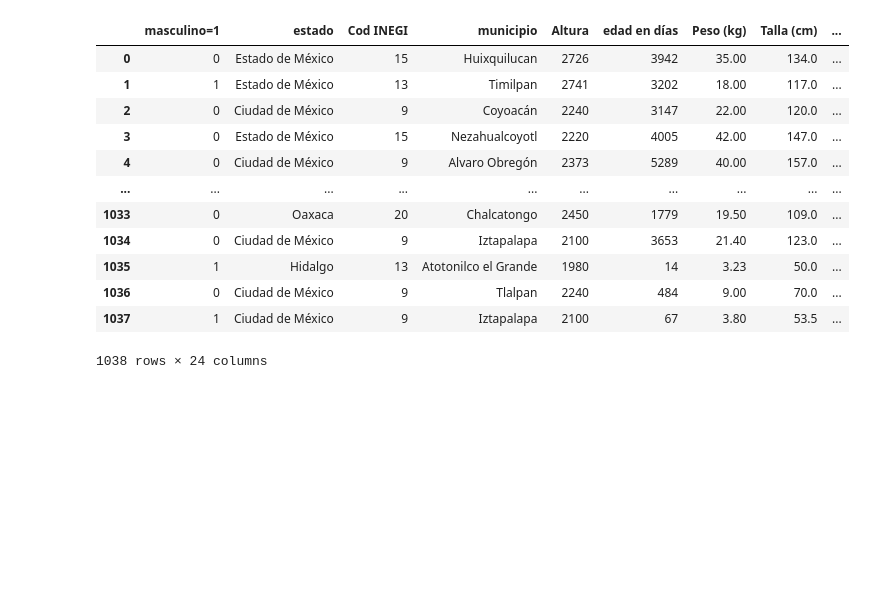
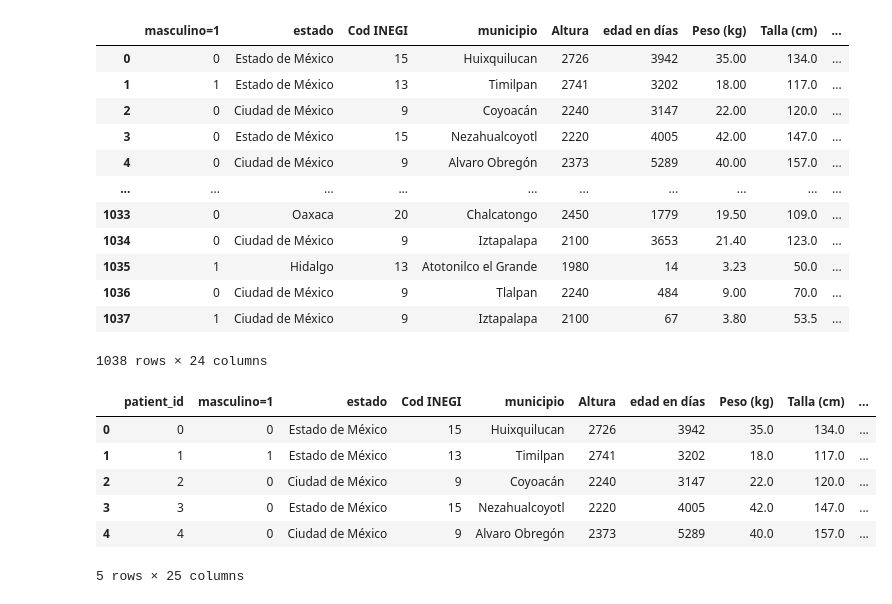
Before and after one commit to DanielaSotoSainz/final_project, a Jupyter notebook: cleaning/data_cleaning.ipynb, the cells around one changed output. Saved outputs shown, nothing was run; the diff lists cells and outputs as text; code cells hidden in the pictures; blank space fills up the shorter version.

```diff
--- a/cleaning/data_cleaning.ipynb
+++ b/cleaning/data_cleaning.ipynb
@@ -23,6 +23,19 @@ data_df
 | 1036 | 0 | Ciudad de México | 9 | Tlalpan | 2240 | 484 | 9.00 | 70.0 | ... |
 | 1037 | 1 | Ciudad de México | 9 | Iztapalapa | 2100 | 67 | 3.80 | 53.5 | ... |
 1038 rows × 24 columns
+# %%
+# Add index and save it as 'patient ID'
+data_df.index.name = "patient_id"
+data_df = data_df.reset_index()
+data_df.head()
+# %% [output]
+|  | patient_id | masculino=1 | estado | Cod INEGI | municipio | Altura | edad en días | Peso (kg) | Talla (cm) | ... |
+| 0 | 0 | 0 | Estado de México | 15 | Huixquilucan | 2726 | 3942 | 35.0 | 134.0 | ... |
+| 1 | 1 | 1 | Estado de México | 13 | Timilpan | 2741 | 3202 | 18.0 | 117.0 | ... |
+| 2 | 2 | 0 | Ciudad de México | 9 | Coyoacán | 2240 | 3147 | 22.0 | 120.0 | ... |
+| 3 | 3 | 0 | Estado de México | 15 | Nezahualcoyotl | 2220 | 4005 | 42.0 | 147.0 | ... |
+| 4 | 4 | 0 | Ciudad de México | 9 | Alvaro Obregón | 2373 | 5289 | 40.0 | 157.0 | ... |
+5 rows × 25 columns
 # %%
 # Show columns
 data_df.columns
```
Also changed, not shown: parts of 9 cells of this notebook, 2 other files.
